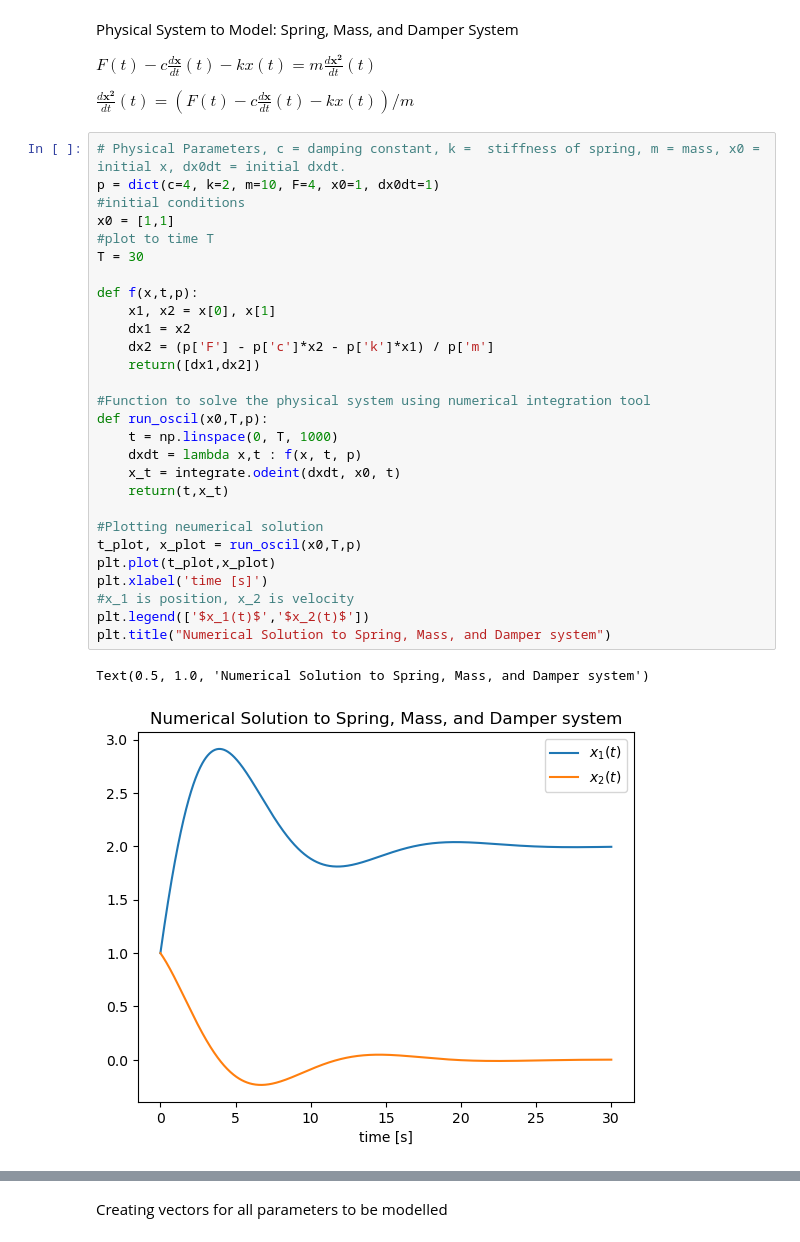
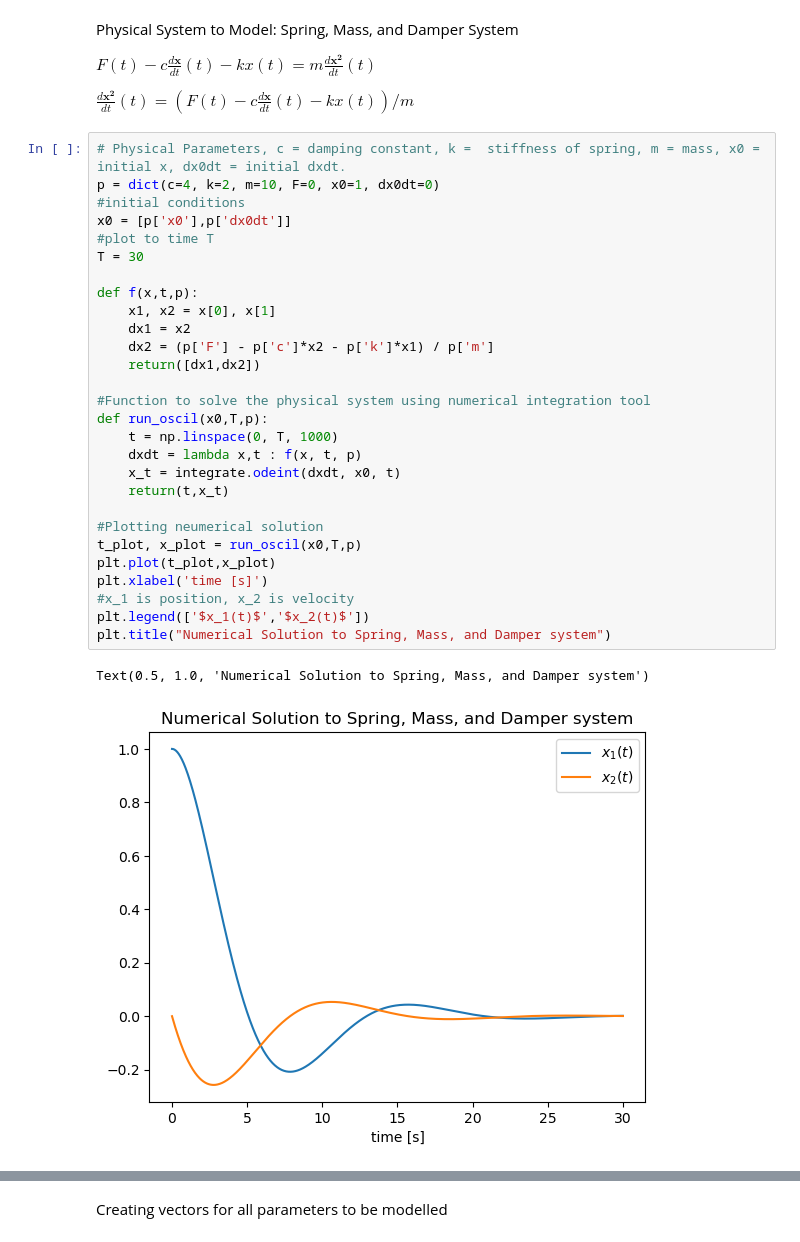
Before and after one commit to RoshenS/PINNs, a Jupyter notebook: Simple PINN.ipynb, the cells around one changed output, grey strips where cells are left out. Cells and saved outputs as stored; diff of their text form.

```diff
--- a/Simple PINN.ipynb
+++ b/Simple PINN.ipynb
@@ -16,35 +16,35 @@ $ F(t) -c \frac{d\mathbf{x}}{d t}(t) - kx(t) = m\frac{d\mathbf{x^2}}{d t}(t)$
 $\frac{d\mathbf{x^2}}{d t}(t) = ( F(t) -c \frac{d\mathbf{x}}{d t}(t) - kx(t) ) /m$
 # %%
 # Physical Parameters, c = damping constant, k =  stiffness of spring, m = mass, x0 = initial x, dx0dt = initial dxdt.
-p = dict(c=4, k=2, m=10, F=4, x0=1, dx0dt=1)
+p = dict(c=4, k=2, m=10, F=0, x0=1, dx0dt=0)
 #initial conditions
-x0 = [1,1]
+x0 = [p['x0'],p['dx0dt']]
 #plot to time T
 T = 30
 
 def f(x,t,p):
     x1, x2 = x[0], x[1]
     dx1 = x2
     dx2 = (p['F'] - p['c']*x2 - p['k']*x1) / p['m']
     return([dx1,dx2])
 
 #Function to solve the physical system using numerical integration tool
 def run_oscil(x0,T,p):
     t = np.linspace(0, T, 1000)
     dxdt = lambda x,t : f(x, t, p)
     x_t = integrate.odeint(dxdt, x0, t)
     return(t,x_t)
 
 #Plotting neumerical solution
 t_plot, x_plot = run_oscil(x0,T,p)
 plt.plot(t_plot,x_plot)
 plt.xlabel('time [s]')
 #x_1 is position, x_2 is velocity
 plt.legend(['$x_1(t)$','$x_2(t)$'])
 plt.title("Numerical Solution to Spring, Mass, and Damper system")
 # %% [output]
 Text(0.5, 1.0, 'Numerical Solution to Spring, Mass, and Damper system')
-[figure, old version]
+[figure, new version]
 # %% [markdown]
 The equation that models the Spring, Mass, and Damper System is the following:
 $ F(t) = m\frac{d\mathbf{x^2}}{d t}(t) + c \frac{d\mathbf{x}}{d t}(t) + kx(t)$
```
Also changed, not shown: parts of 7 cells of this notebook.
